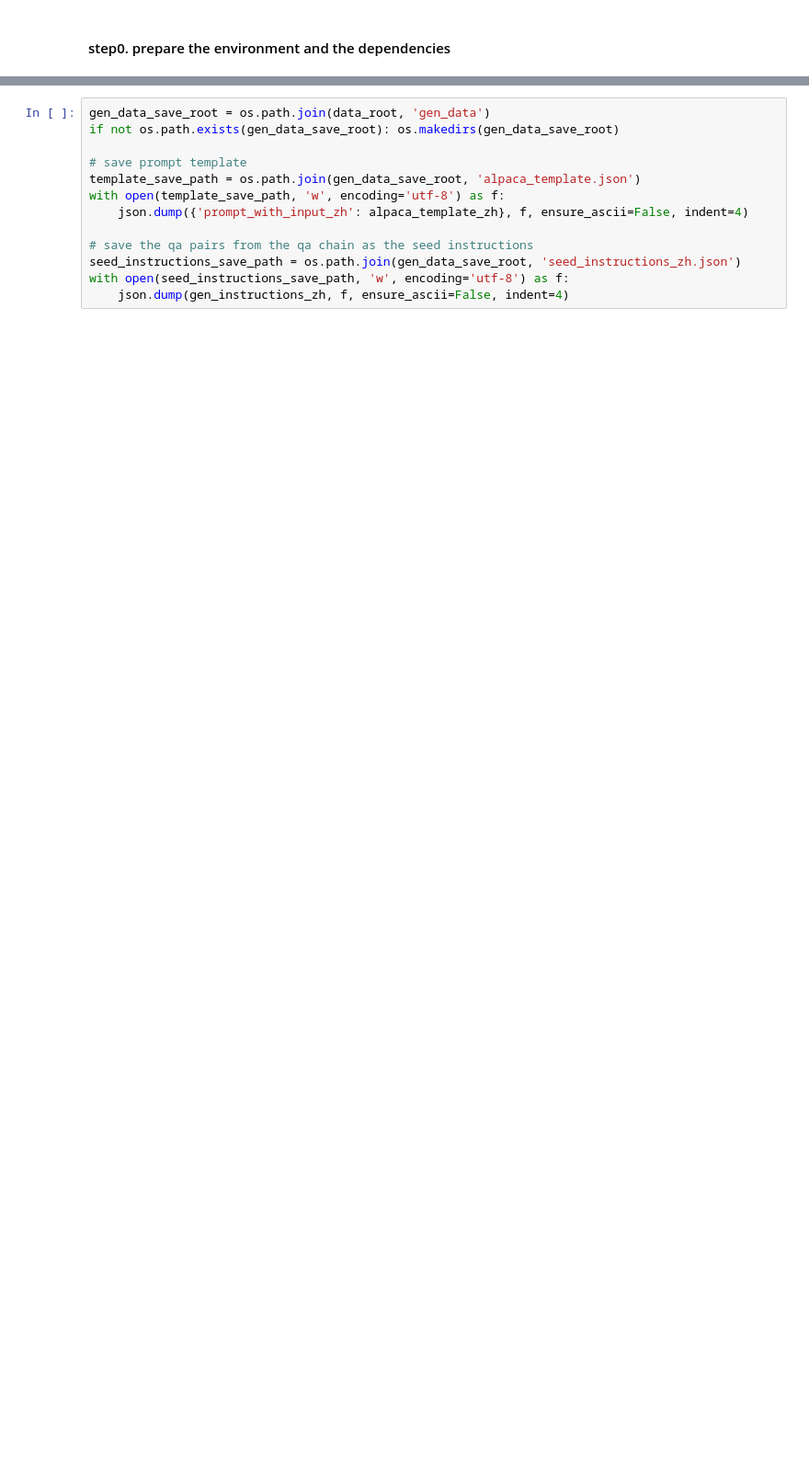
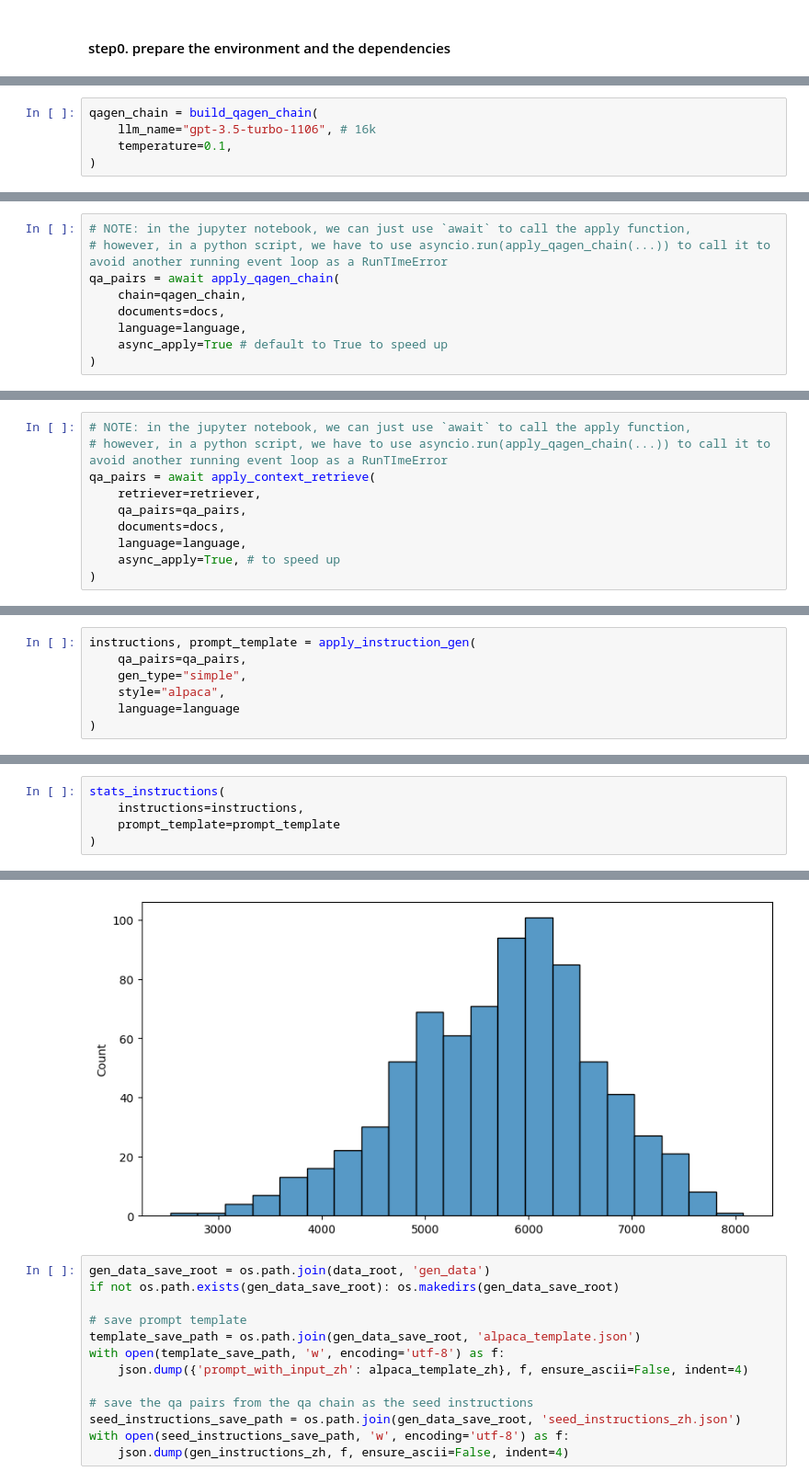
Before and after one commit to Strivin0311/self-long-instruct, a Jupyter notebook: exp/exp-cnki-mini-zh.ipynb, the cells around one changed output, grey strips where cells are left out. Shown at 92% size. Drawn from its saved outputs; the diff is of its cells as text; blank space fills up the shorter version.

```diff
--- a/exp/exp-cnki-mini-zh.ipynb
+++ b/exp/exp-cnki-mini-zh.ipynb
@@ -306,0 +67,5 @@ number: 390 | min length: 6279 | average length: 15933 | max length: 27906
+# %%
+qagen_chain = build_qagen_chain(
+    llm_name="gpt-3.5-turbo-1106", # 16k
+    temperature=0.1,
+)
@@ -306,0 +92,9 @@ number: 390 | min length: 6279 | average length: 15933 | max length: 27906
+# %%
+# NOTE: in the jupyter notebook, we can just use `await` to call the apply function,
+# however, in a python script, we have to use asyncio.run(apply_qagen_chain(...)) to call it to avoid another running event loop as a RunTImeError
+qa_pairs = await apply_qagen_chain(
+    chain=qagen_chain,
+    documents=docs,
+    language=language,
+    async_apply=True # default to True to speed up
+)
@@ -306,0 +132,10 @@ number: 390 | min length: 6279 | average length: 15933 | max length: 27906
+# %%
+# NOTE: in the jupyter notebook, we can just use `await` to call the apply function,
+# however, in a python script, we have to use asyncio.run(apply_qagen_chain(...)) to call it to avoid another running event loop as a RunTImeError
+qa_pairs = await apply_context_retrieve(
+    retriever=retriever,
+    qa_pairs=qa_pairs,
+    documents=docs,
+    language=language,
+    async_apply=True, # to speed up
+)
@@ -306,0 +171,7 @@ number: 390 | min length: 6279 | average length: 15933 | max length: 27906
+# %%
+instructions, prompt_template = apply_instruction_gen(
+    qa_pairs=qa_pairs,
+    gen_type="simple",
+    style="alpaca",
+    language=language
+)
@@ -306,0 +222,6 @@ number: 390 | min length: 6279 | average length: 15933 | max length: 27906
+# %%
+stats_instructions(
+    instructions=instructions,
+    prompt_template=prompt_template
+)
+# %% [output]
@@ -307,3 +235,4 @@ number: 390 | min length: 6279 | average length: 15933 | max length: 27906
+[figure, added]
 # %%
 gen_data_save_root = os.path.join(data_root, 'gen_data')
 if not os.path.exists(gen_data_save_root): os.makedirs(gen_data_save_root)
```
Also changed, not shown: parts of 59 cells of this notebook, 9 other files.
